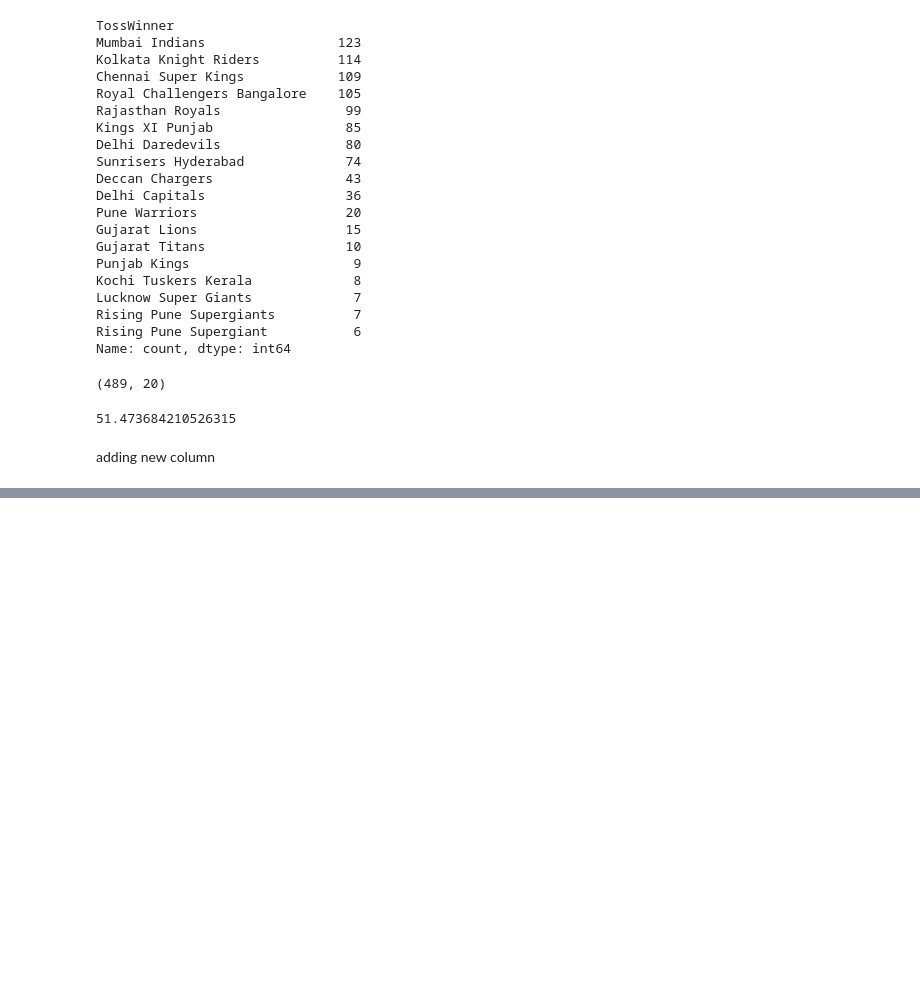
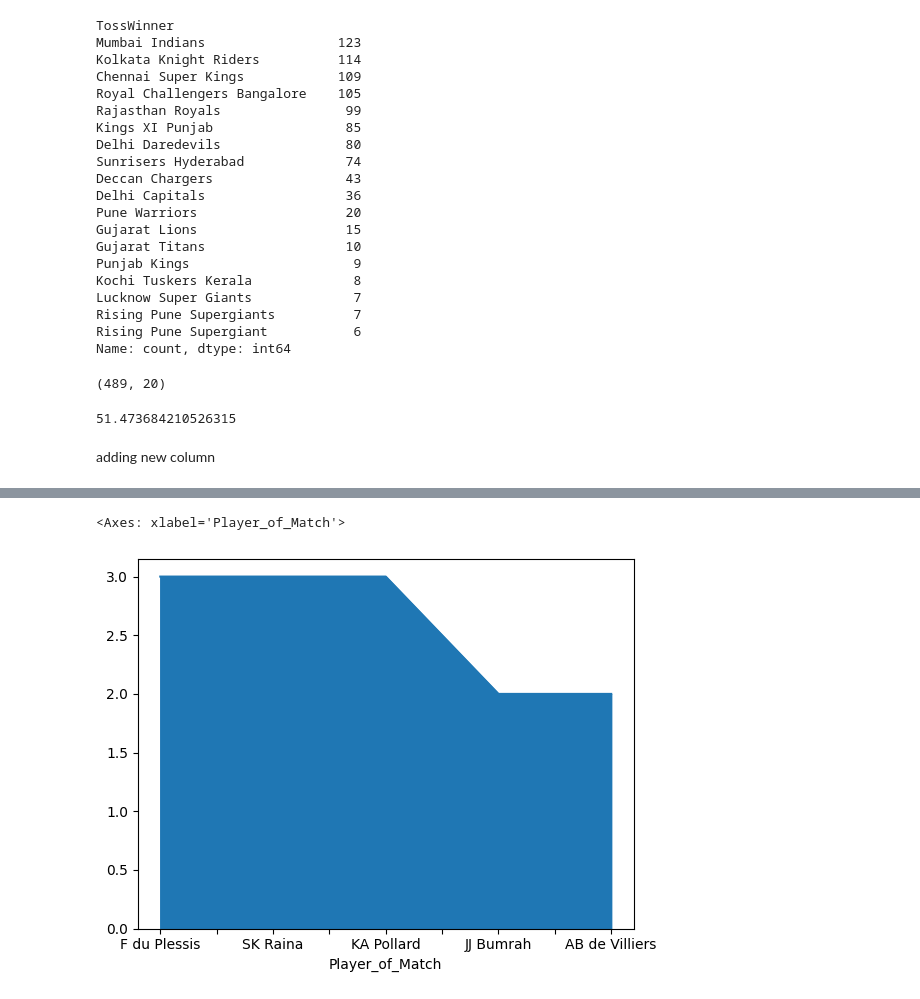
Before and after one commit to Ganesh20000/100_day_of_code, a Jupyter notebook: pandas_exercise/ipl.ipynb, the cells around one changed output, grey strips where cells are left out. Drawn from its saved outputs; the diff is of its cells as text; code cells hidden in the pictures; blank space fills up the shorter version.

```diff
--- a/pandas_exercise/ipl.ipynb
+++ b/pandas_exercise/ipl.ipynb
@@ -7,3 +5,5 @@ df= pd.read_csv('ipl-matches.csv')
+# %%
+df= pd.read_csv('./datasets/ipl-matches.csv')
 # %%
 df.head(2)
 # %% [output]
@@ -170,0 +238,5 @@ adding new column
+# %%
+df[~df['MatchNumber'].str.isdigit()]['Player_of_Match'].value_counts().head().plot(kind='area')
+# %% [output]
+<Axes: xlabel='Player_of_Match'>
+[figure, added]
```
Also changed, not shown: parts of 21 cells of this notebook, 15 other files.
